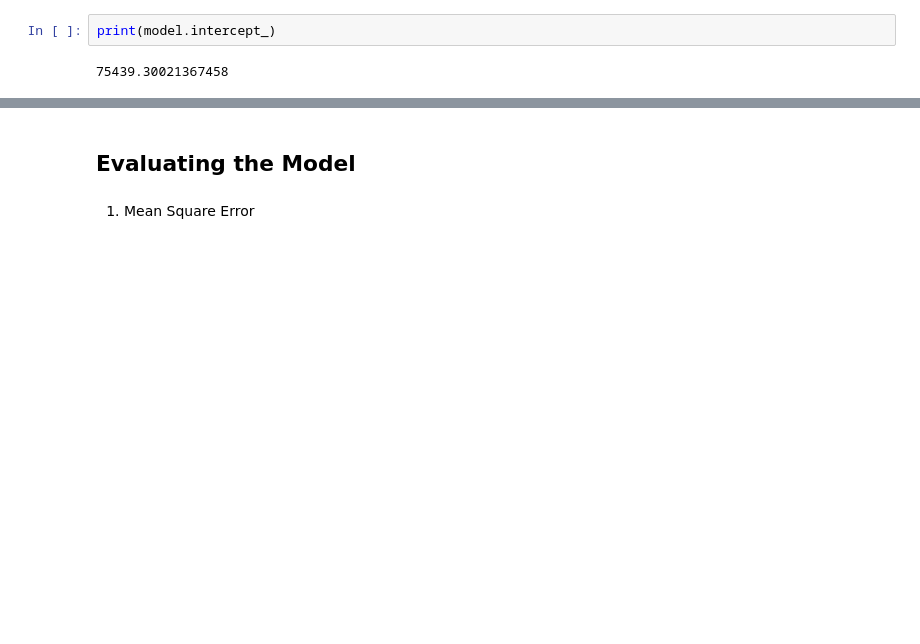
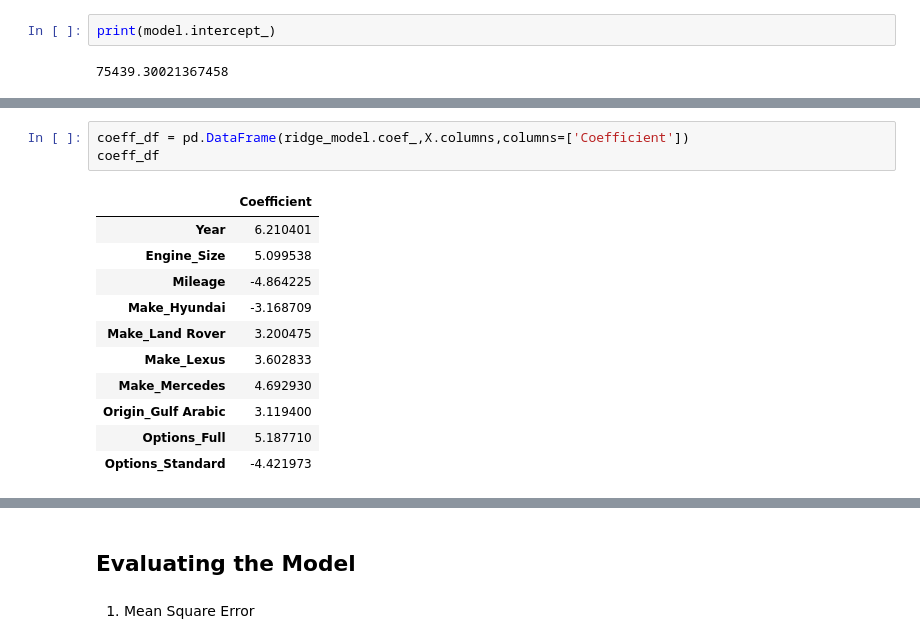
Before and after one commit to Tw-0l/Saudi_Used_Cars_Data_Analysis_and_ML_Project, a Jupyter notebook: ML - Linear_Regression.ipynb, the cells around one changed output, grey strips where cells are left out. Saved outputs shown, nothing was run; the diff lists cells and outputs as text; blank space fills up the shorter version.

```diff
--- a/ML - Linear_Regression.ipynb
+++ b/ML - Linear_Regression.ipynb
@@ -314,0 +370,15 @@ print(model.intercept_)
+# %%
+coeff_df = pd.DataFrame(ridge_model.coef_,X.columns,columns=['Coefficient'])
+coeff_df
+# %% [output]
+|  | Coefficient |
+| Year | 6.210401 |
+| Engine_Size | 5.099538 |
+| Mileage | -4.864225 |
+| Make_Hyundai | -3.168709 |
+| Make_Land Rover | 3.200475 |
+| Make_Lexus | 3.602833 |
+| Make_Mercedes | 4.692930 |
+| Origin_Gulf Arabic | 3.119400 |
+| Options_Full | 5.187710 |
+| Options_Standard | -4.421973 |
```
Also changed, not shown: parts of 16 cells of this notebook.
